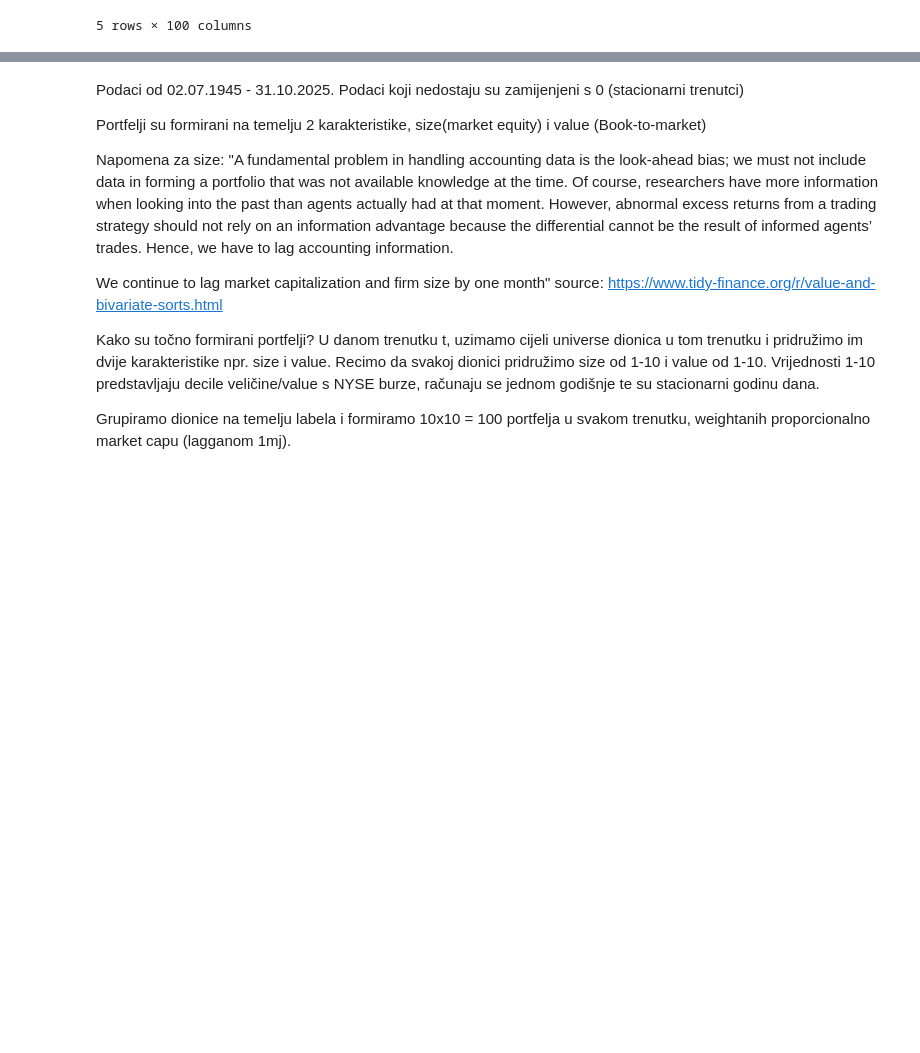
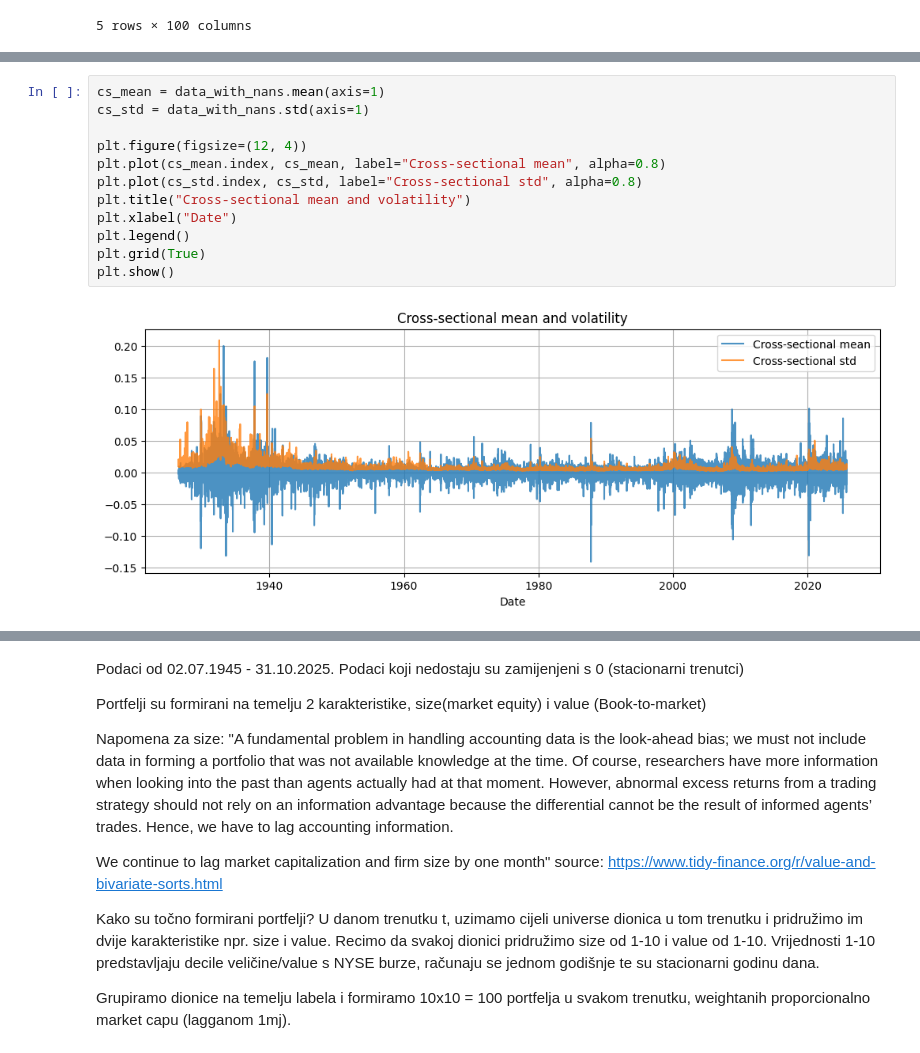
Before and after one commit to evucelic/Diplomski-Projekt, a Jupyter notebook: main.ipynb, the cells around one changed output, grey strips where cells are left out. Cells and saved outputs as stored; diff of their text form; blank space fills up the shorter version.

```diff
--- a/main.ipynb
+++ b/main.ipynb
@@ -99,0 +74,14 @@ plt.show()
+# %%
+cs_mean = data_with_nans.mean(axis=1)
+cs_std = data_with_nans.std(axis=1)
+
+plt.figure(figsize=(12, 4))
+plt.plot(cs_mean.index, cs_mean, label="Cross-sectional mean", alpha=0.8)
+plt.plot(cs_std.index, cs_std, label="Cross-sectional std", alpha=0.8)
+plt.title("Cross-sectional mean and volatility")
+plt.xlabel("Date")
+plt.legend()
+plt.grid(True)
+plt.show()
+# %% [output]
+[figure, added]
```
Also changed, not shown: parts of 18 cells of this notebook.
